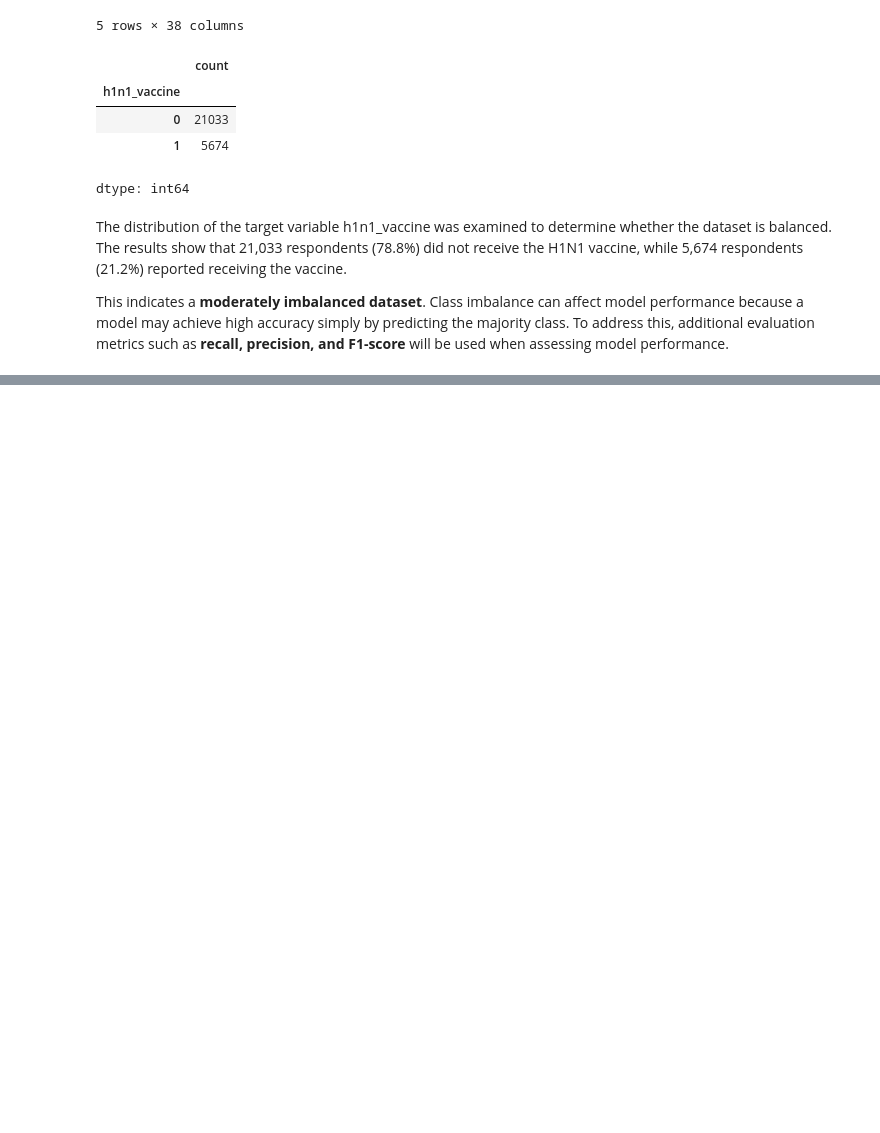
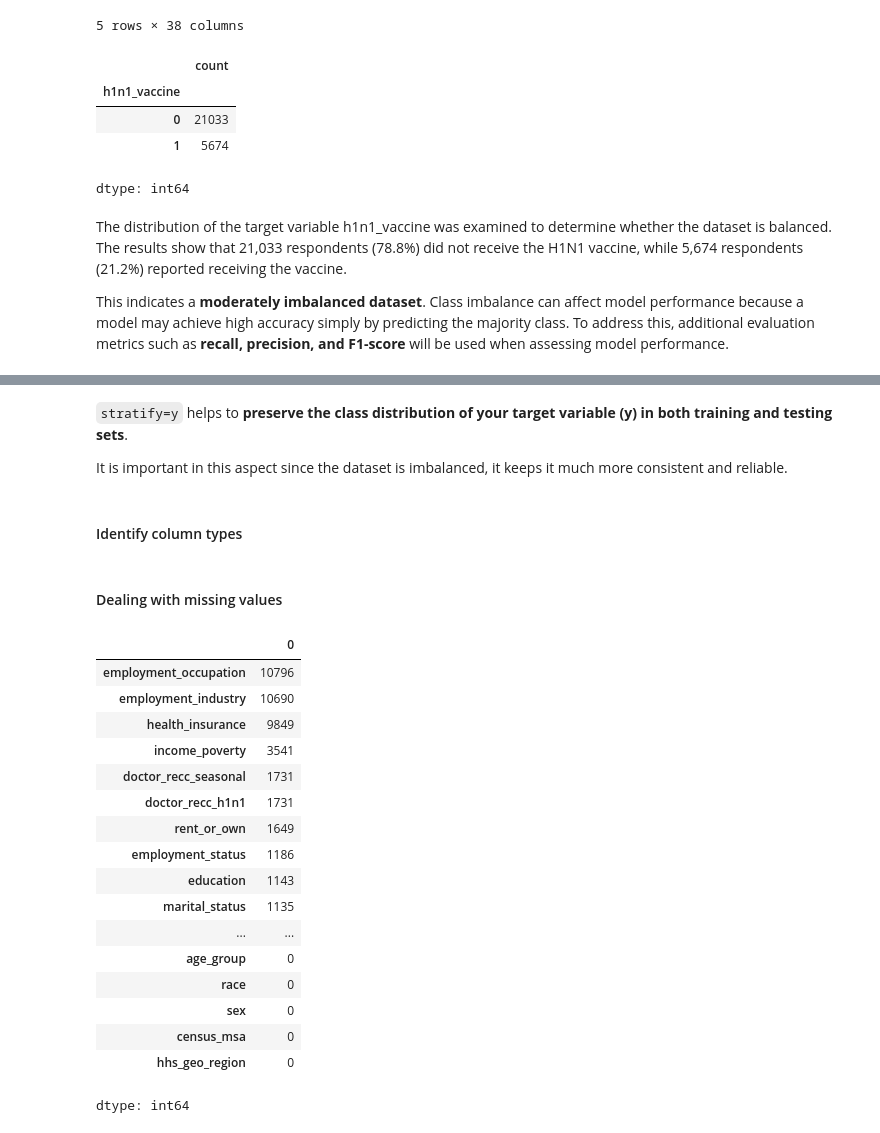
Before and after one commit to KoechCarl/public-health-vaccine-prediction, a Jupyter notebook: h1n1_vaccine_prediction.ipynb, the cells around one changed output, grey strips where cells are left out. Saved outputs shown, nothing was run; the diff lists cells and outputs as text; code cells hidden in the pictures; blank space fills up the shorter version.

```diff
--- a/h1n1_vaccine_prediction.ipynb
+++ b/h1n1_vaccine_prediction.ipynb
@@ -158,0 +173,2 @@ This indicates a **moderately imbalanced dataset**. Class imbalance can affect m
+# %%
+df = df.drop(['respondent_id'], axis=1)
@@ -158,0 +190,6 @@ This indicates a **moderately imbalanced dataset**. Class imbalance can affect m
+# %% [markdown]
+`stratify=y` helps to **preserve the class distribution of your target variable (y) in both training and testing sets**.
+
+It is important in this aspect since the dataset is imbalanced, it keeps it much more consistent and reliable.
+# %% [markdown]
+#### Identify column types
@@ -158,0 +199,24 @@ This indicates a **moderately imbalanced dataset**. Class imbalance can affect m
+# %% [markdown]
+#### Dealing with missing values
+# %%
+# Checking missing values
+X_train.isna().sum().sort_values(ascending=False)
+# %% [output]
+|  | 0 |
+| employment_occupation | 10796 |
+| employment_industry | 10690 |
+| health_insurance | 9849 |
+| income_poverty | 3541 |
+| doctor_recc_seasonal | 1731 |
+| doctor_recc_h1n1 | 1731 |
+| rent_or_own | 1649 |
+| employment_status | 1186 |
+| education | 1143 |
+| marital_status | 1135 |
+| ... | ... |
+| age_group | 0 |
+| race | 0 |
+| sex | 0 |
+| census_msa | 0 |
+| hhs_geo_region | 0 |
+dtype: int64
```
Also changed, not shown: parts of 20 cells of this notebook.
